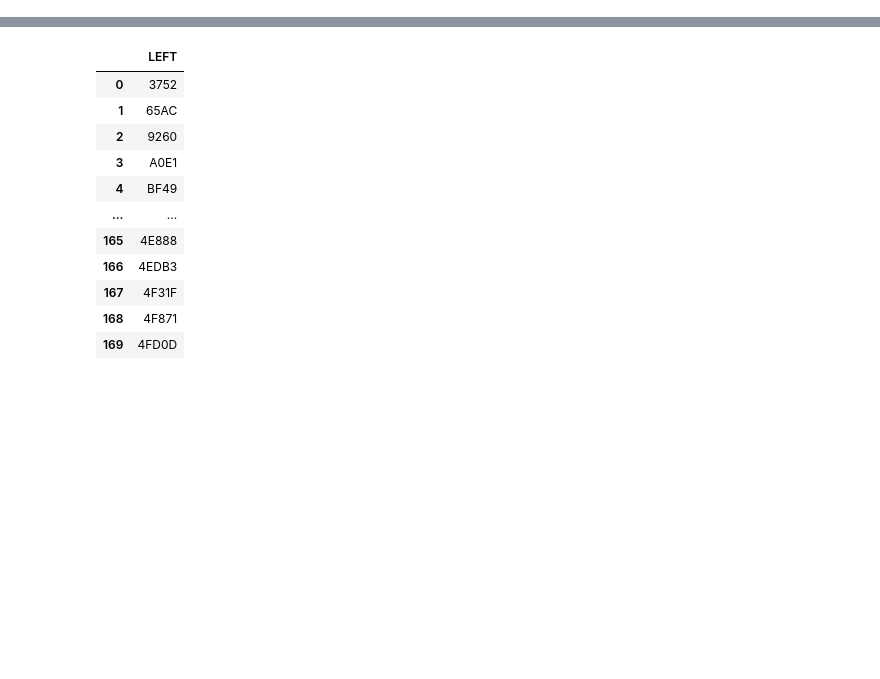
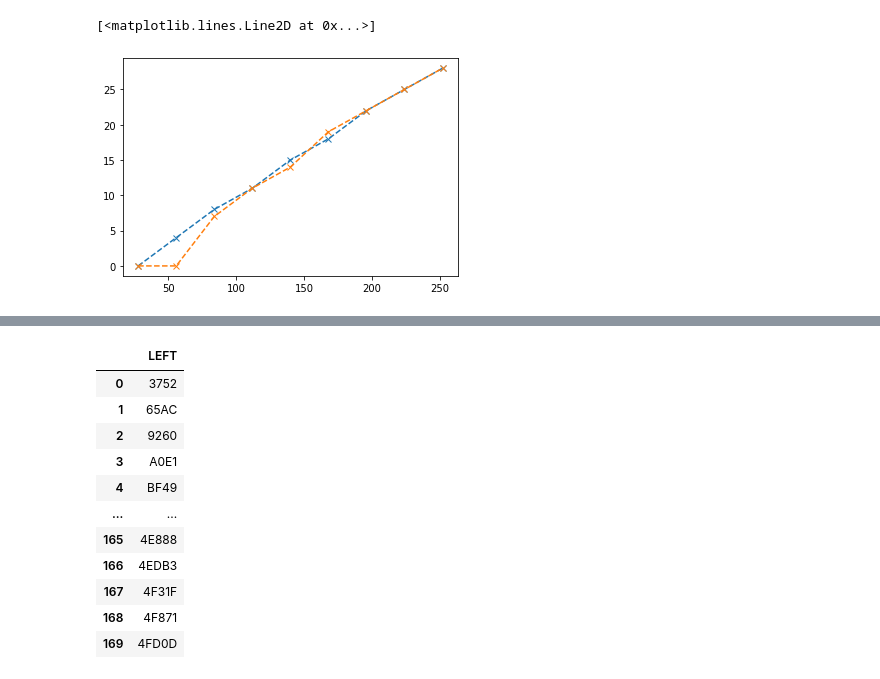
Before and after one commit to Vini-002/feed-Forward-test, a Jupyter notebook: processing.ipynb, the cells around one changed output, grey strips where cells are left out. Saved outputs shown, nothing was run; the diff lists cells and outputs as text; code cells hidden in the pictures; blank space fills up the shorter version.

```diff
--- a/processing.ipynb
+++ b/processing.ipynb
@@ -10,0 +65,11 @@ data = pd.read_csv("http://192.168.0.168/view", sep=' ')
+# %%
+left_gain = [exp['Left'].diff().iloc[-1] for exp in data]
+
+plt.plot(np.arange(28, 253, 28), left_gain, '--x')
+
+right_gain = [exp['Right'].diff().iloc[-1] for exp in data]
+
+plt.plot(np.arange(28, 253, 28), right_gain, '--x')
+# %% [output]
+[<matplotlib.lines.Line2D at 0x...>]
+[figure, added]
```
Also changed, not shown: parts of 5 cells of this notebook, 10 other files.
